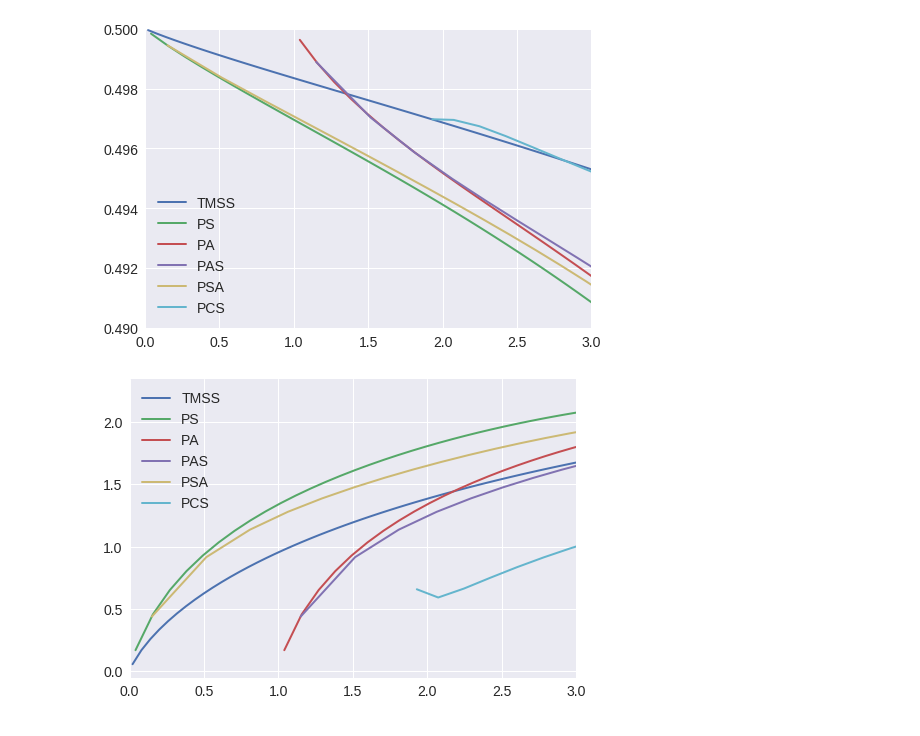
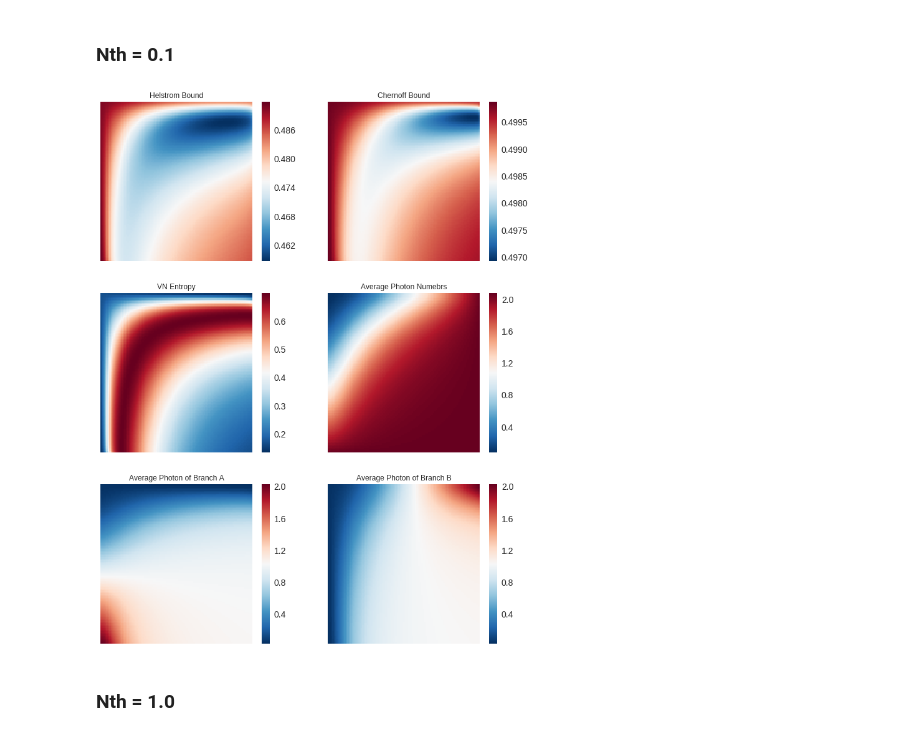
Before and after one commit to lffan/quantum_illumination, a Jupyter notebook: ipynbs/Experiment_2_Optimal_PCS.ipynb, the cells around one changed output. Saved outputs shown, nothing was run; the diff lists cells and outputs as text; code cells hidden in the pictures.

```diff
--- a/ipynbs/Experiment_2_Optimal_PCS.ipynb
+++ b/ipynbs/Experiment_2_Optimal_PCS.ipynb
@@ -96,22 +43,44 @@ plt.show()
-# %%
-for name in ('TMSS', 'PS', 'PA', 'PAS', 'PSA', 'PCS'):
-    temp_df = df3[df3['State'] == name]
-    plt.plot(temp_df['Aver_N'], temp_df['Chernoff'],
-             lw=2, label=name)
-plt.xlim(0, 3)
-plt.ylim(0.49, 0.5)
-plt.legend(fontsize=14)
-plt.show()
-# %% [output]
-[figure, removed]
-# %%
-for name in ('TMSS', 'PS', 'PA', 'PAS', 'PSA', 'PCS'):
-    temp_df = df3[df3['State'] == name]
-    plt.plot(temp_df['Aver_N'], temp_df['VN_Entropy'],
-             lw=2, label=name)
-plt.xlim(0, 3)
-# plt.ylim(0.49, 0.5)
-plt.legend(fontsize=14)
-plt.show()
-# %% [output]
-[figure, removed]
+# %%
+def plot_heatmap(hb, cb, vn, n, na, nb):
+    fig, axes = plt.subplots(3, 2, figsize=(12, 16))
+
+    ax1 = axes[0, 0]
+    sns.heatmap(hb, cmap="RdBu_r", xticklabels=False, yticklabels=False, ax=ax1)
+    ax1.set_title("Helstrom Bound")
+
+    ax2 = axes[0, 1]
+    sns.heatmap(cb, cmap="RdBu_r", xticklabels=False, yticklabels=False, ax=ax2)
+    ax2.set_title("Chernoff Bound")
+
+    ax3 = axes[1, 0]
+    sns.heatmap(vn, cmap="RdBu_r", xticklabels=False, yticklabels=False, ax=ax3)
+    ax3.set_title("VN Entropy")
+
+    ax4 = axes[1, 1]
+    sns.heatmap(n, cmap="RdBu_r", xticklabels=False, yticklabels=False, ax=ax4)
+    ax4.set_title("Average Photon Numebrs")
+
+    ax5 = axes[2, 0]
+    sns.heatmap(na, cmap="RdBu_r", xticklabels=False, yticklabels=False, ax=ax5)
+    ax5.set_title("Average Photon of Branch A")
+
+    ax6 = axes[2, 1]
+    sns.heatmap(nb, cmap="RdBu_r", xticklabels=False, yticklabels=False, ax=ax6)
+    ax6.set_title("Average Photon of Branch B")
+
+    plt.show()
+# %% [markdown]
+### Nth = 0.1
+# %%
+hb1 = df1['Helstrom_Bound'].values.reshape(101, 101)
+cb1 = df1['Chernoff_Bound'].values.reshape(101, 101)
+n1 = df1['Aver_N'].values.reshape(101, 101)
+vn1 = df1['VN_Entropy'].values.reshape(101, 101)
+na1 = df1['A_N'].values.reshape(101, 101)
+nb1 = df1['B_N'].values.reshape(101, 101)
+# %%
+plot_heatmap(hb1, cb1, vn1, n1, na1, nb1)
+# %% [output]
+[figure, added]
+# %% [markdown]
+### Nth = 1.0
```
Also changed, not shown: parts of 12 cells of this notebook, 4 other files.
